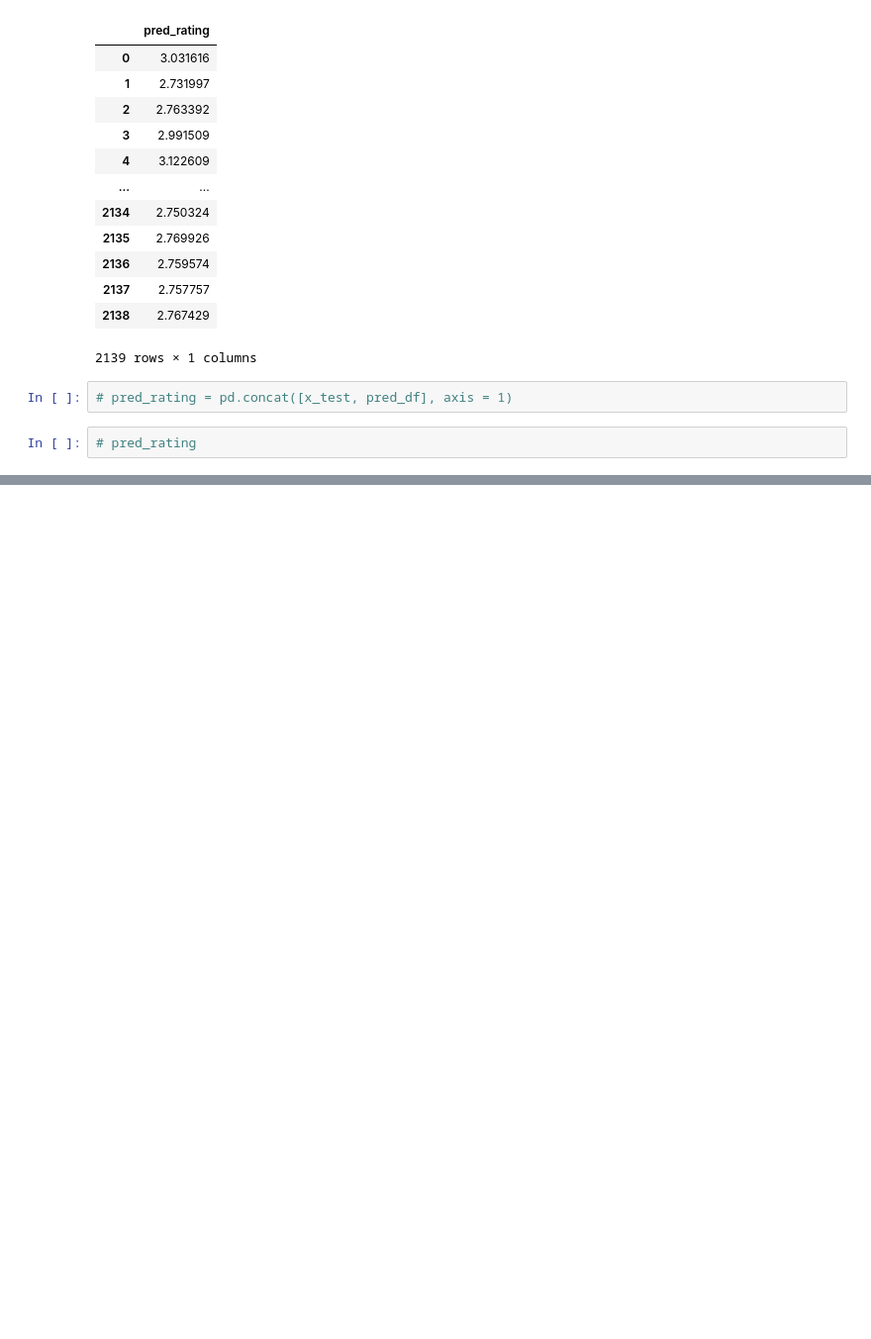
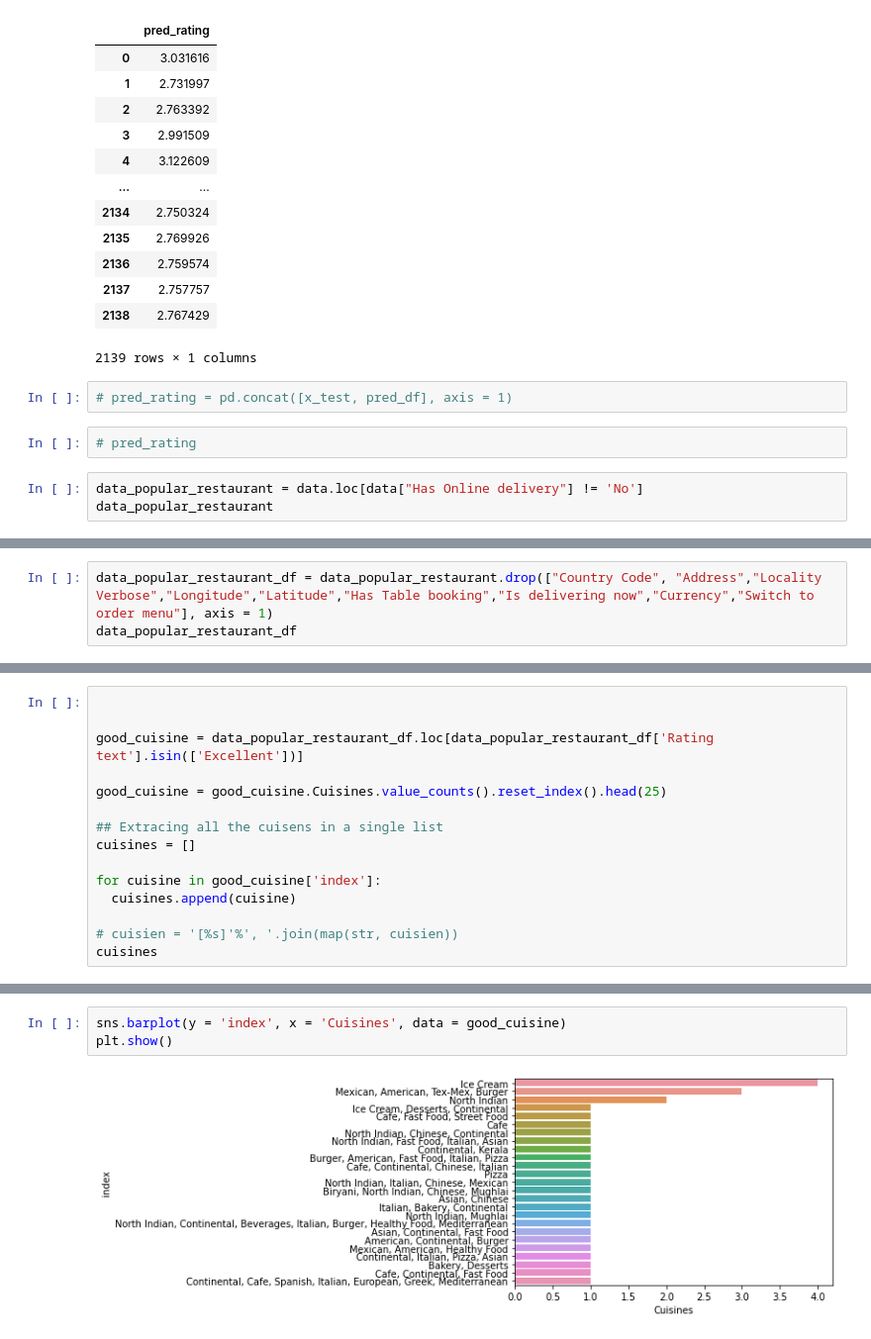
Before and after one commit to Minhaas/Food-takeaway-analysis, a Jupyter notebook: New_code.ipynb, the cells around one changed output, grey strips where cells are left out. Shown at 99% size. Saved outputs shown, nothing was run; the diff lists cells and outputs as text; blank space fills up the shorter version.

```diff
--- a/New_code.ipynb
+++ b/New_code.ipynb
@@ -426,3 +373,6 @@ pred_df
 # pred_rating = pd.concat([x_test, pred_df], axis = 1)
 # %%
 # pred_rating
+# %%
+data_popular_restaurant = data.loc[data["Has Online delivery"] != 'No']
+data_popular_restaurant
@@ -428,0 +393,3 @@ pred_df
+# %%
+data_popular_restaurant_df = data_popular_restaurant.drop(["Country Code", "Address","Locality Verbose","Longitude","Latitude","Has Table booking","Is delivering now","Currency","Switch to order menu"], axis = 1)
+data_popular_restaurant_df
@@ -428,0 +461,15 @@ pred_df
+# %%
+
+
+good_cuisine = data_popular_restaurant_df.loc[data_popular_restaurant_df['Rating text'].isin(['Excellent'])]
+
+good_cuisine = good_cuisine.Cuisines.value_counts().reset_index().head(25)
+
+## Extracing all the cuisens in a single list
+cuisines = []
+
+for cuisine in good_cuisine['index']:
+  cuisines.append(cuisine)
+
+# cuisien = '[%s]'%', '.join(map(str, cuisien))
+cuisines
@@ -428,0 +494,5 @@ pred_df
+# %%
+sns.barplot(y = 'index', x = 'Cuisines', data = good_cuisine)
+plt.show()
+# %% [output]
+[figure, added]
```
Also changed, not shown: parts of 41 cells of this notebook.
